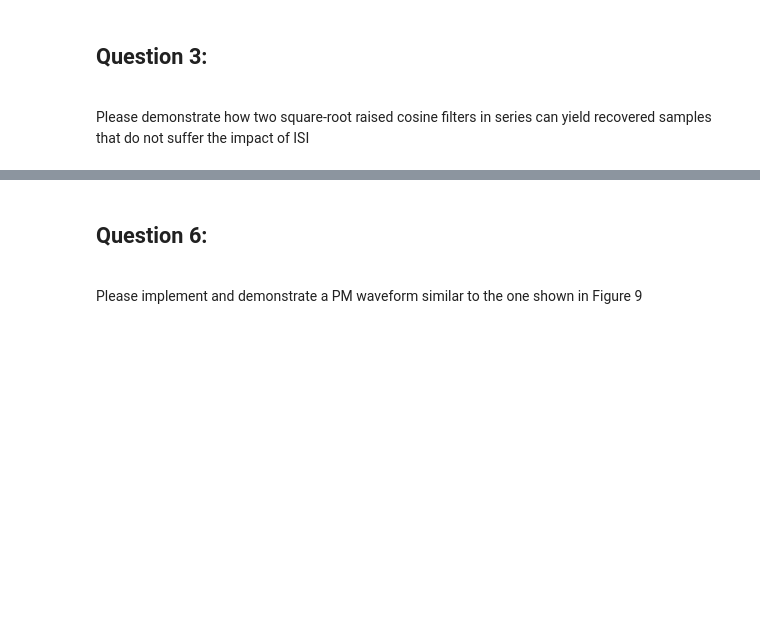
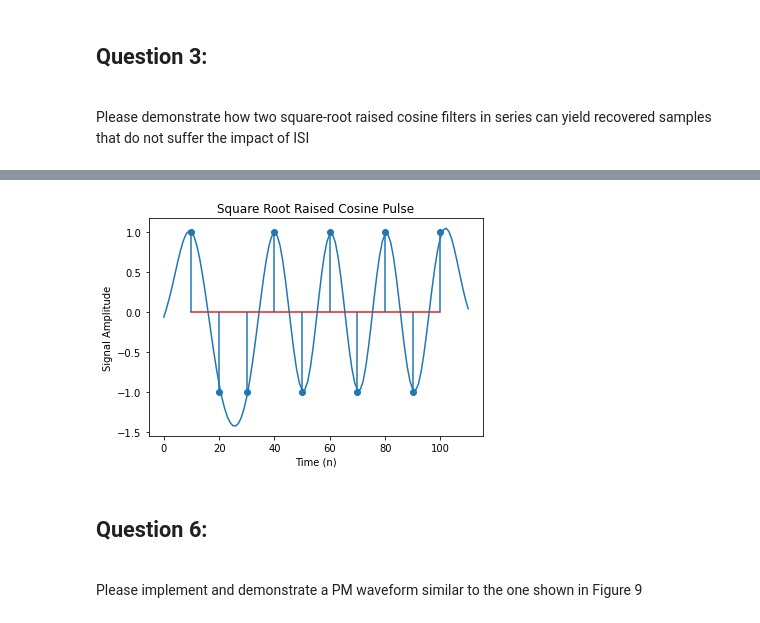
Before and after one commit to eewilliams-wpi/ECE3311_Team6, a Jupyter notebook: proj3_selina.ipynb, the cells around one changed output, grey strips where cells are left out. Drawn from its saved outputs; the diff is of its cells as text; code cells hidden in the pictures; blank space fills up the shorter version.

```diff
--- a/proj3_selina.ipynb
+++ b/proj3_selina.ipynb
@@ -149,3 +171,21 @@ h = [1,0.1,0.05,0.001]      # FIR filter
+# %%
+# Create a channel with some multipath propagation
+# h = [1,0.1,0.05,0.001]      # FIR filter
+h = [-1,0.1,0.05,0.001]      # FIR filter
+
+# Create transmission
+sig2 = scipy.signal.lfilter(h,-1,sig1)
+
+# Sanity check
+plt.plot(sig2)
+plt.stem(index,d_hat1)
+
+plt.title('Square Root Raised Cosine Pulse')
+plt.xlabel('Time (n)')
+plt.ylabel('Signal Amplitude')
+plt.show()
+# %% [output]
+[figure, added]
 # %% [markdown]
 ## Question 6:
 <br>Please implement and demonstrate a PM waveform similar to the one shown in Figure 9
```
Also changed, not shown: parts of 10 cells of this notebook.
